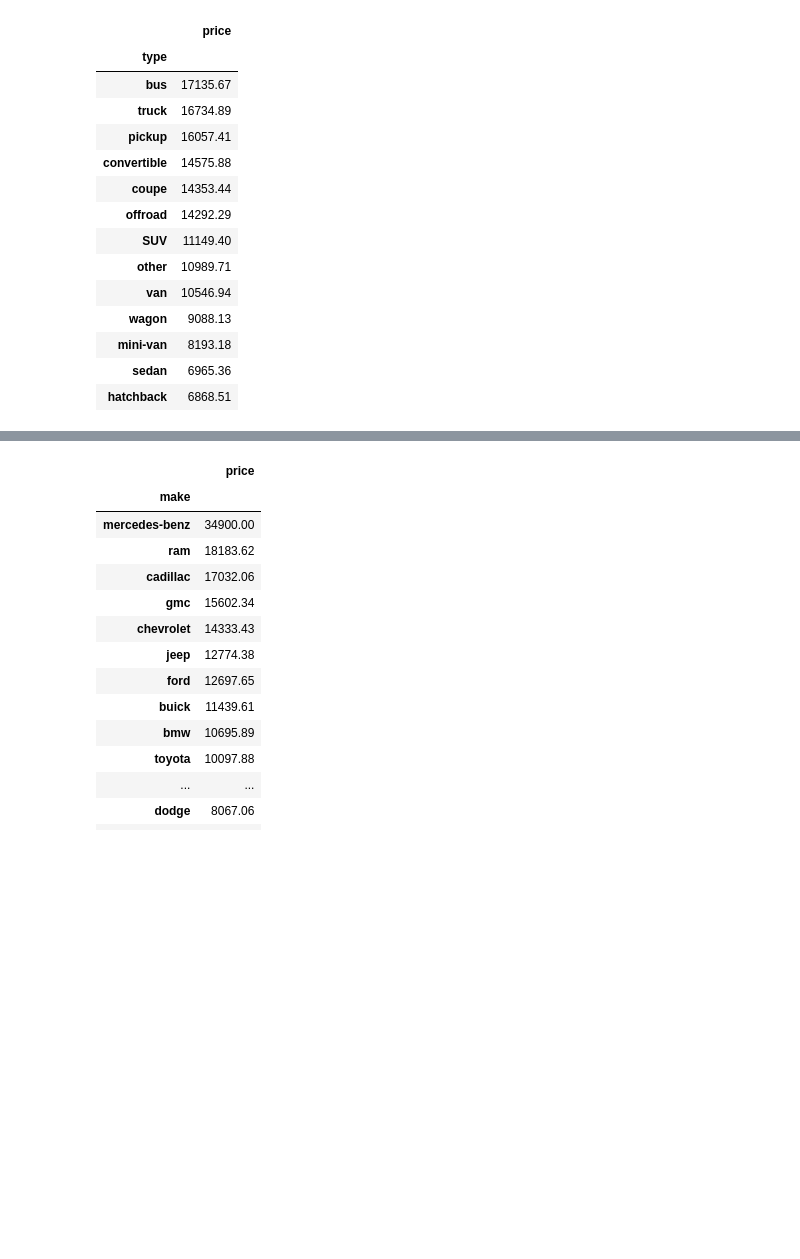
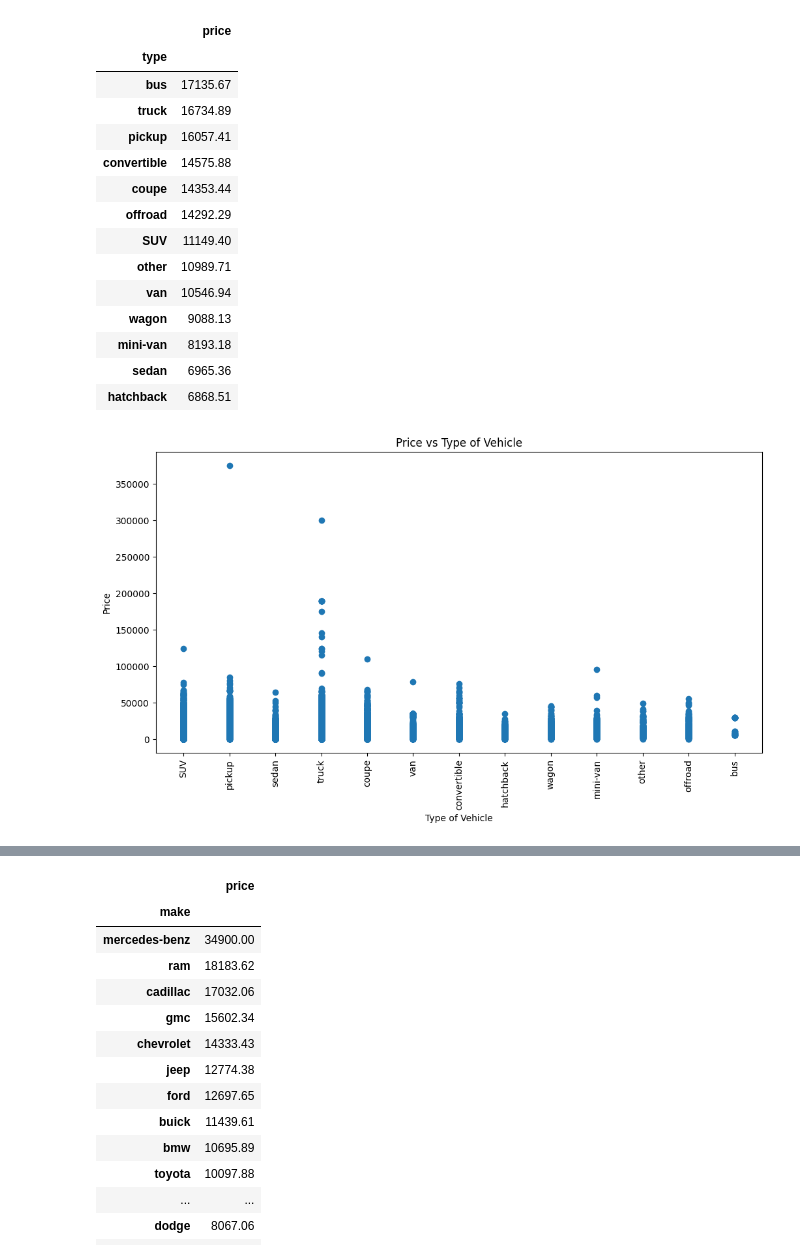
Before and after one commit to mdero002/Sprint_4_Software_Development_Tools, a Jupyter notebook: notebooks/EDA.ipynb, the cells around one changed output, grey strips where cells are left out. Saved outputs shown, nothing was run; the diff lists cells and outputs as text; code cells hidden in the pictures; blank space fills up the shorter version.

```diff
--- a/notebooks/EDA.ipynb
+++ b/notebooks/EDA.ipynb
@@ -744,3 +750,14 @@ display(type_by_price)
 | mini-van | 8193.18 |
 | sedan | 6965.36 |
 | hatchback | 6868.51 |
+# %%
+# Create a scatter plot to visualize the relationship between the price and the type of vehicle
+plt.figure(figsize=(12, 6))
+plt.scatter(df['type'], df['price'])
+plt.title('Price vs Type of Vehicle')
+plt.xlabel('Type of Vehicle')
+plt.ylabel('Price')
+plt.xticks(rotation=90)
+plt.show()
+# %% [output]
+[figure, added]
```
Also changed, not shown: parts of 52 cells of this notebook, 1 other file.
